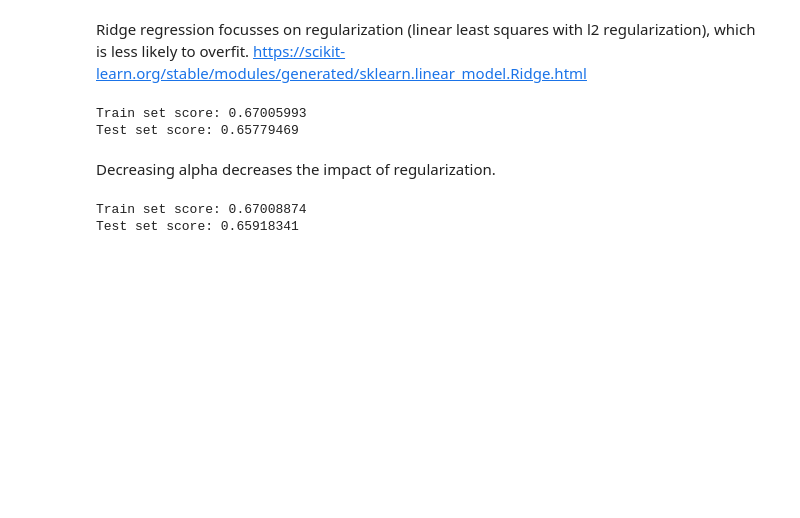
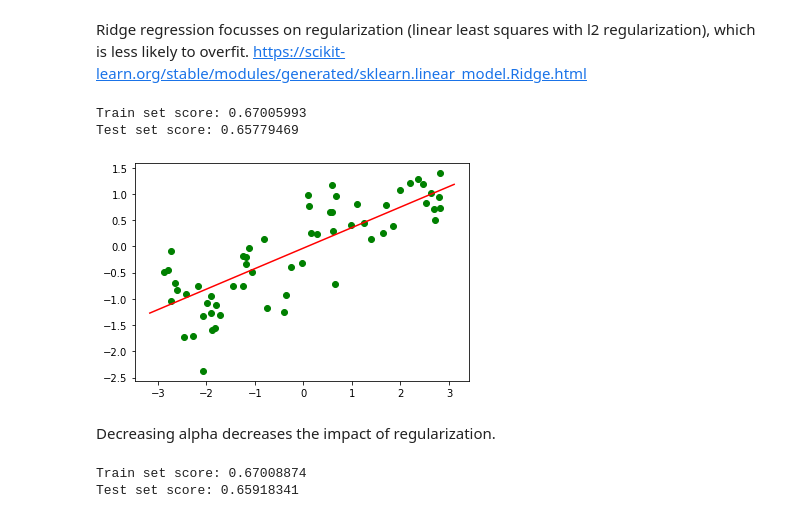
Before and after one commit to bbenedict/python-ml, a Jupyter notebook: linear-regressions/linear-regression.ipynb, the cells around one changed output. Drawn from its saved outputs; the diff is of its cells as text; code cells hidden in the pictures; blank space fills up the shorter version.

```diff
--- a/linear-regressions/linear-regression.ipynb
+++ b/linear-regressions/linear-regression.ipynb
@@ -30,6 +49,10 @@ print("Test set score: {:.8f}".format(ridge10.score(X_test, y_test)))
 # %% [output]
 Train set score: 0.67005993
 Test set score: 0.65779469
+# %%
+regression_plot(X,y,ridge10.coef_,ridge10.intercept_)
+# %% [output]
+[figure, added]
 # %% [markdown]
 Decreasing alpha decreases the impact of regularization.
 # %%
```
Also changed, not shown: parts of 13 cells of this notebook.
